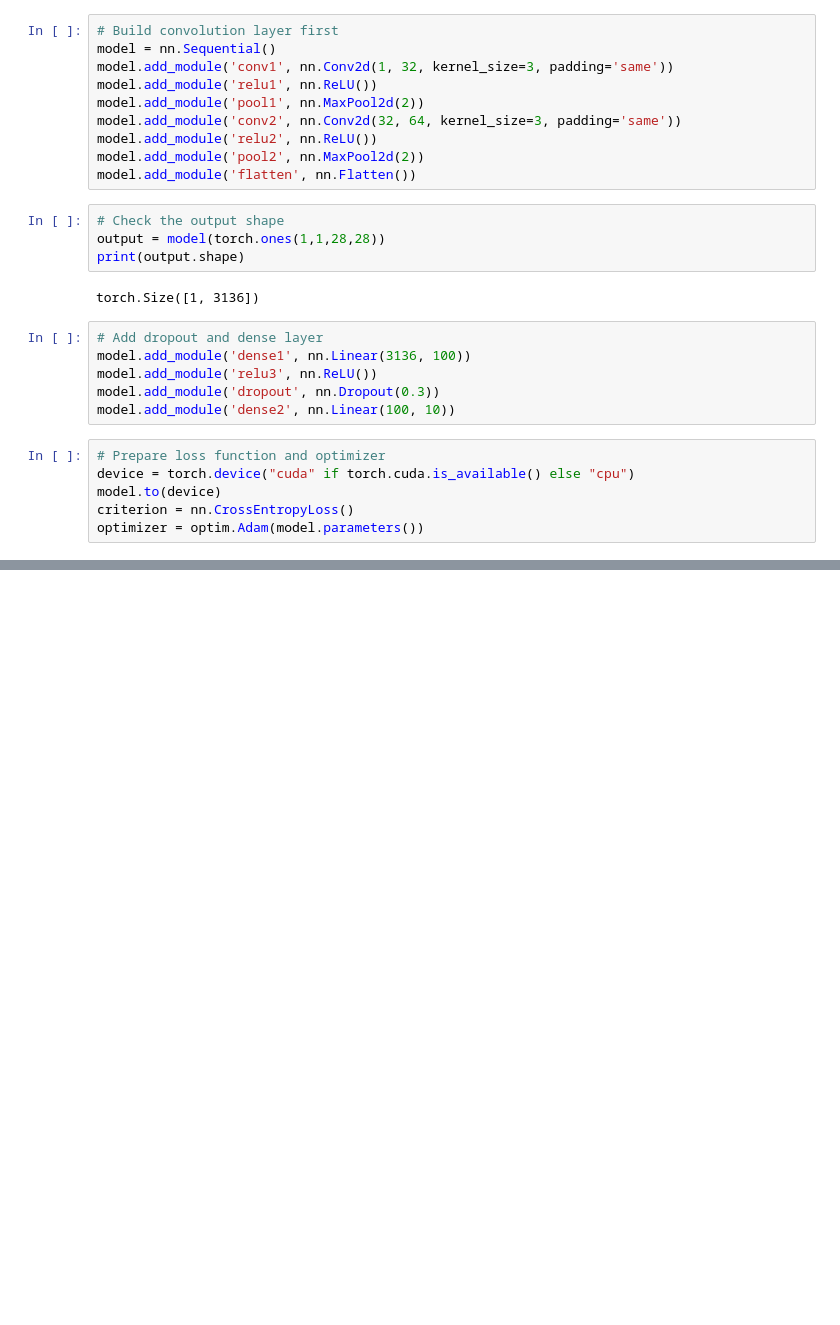
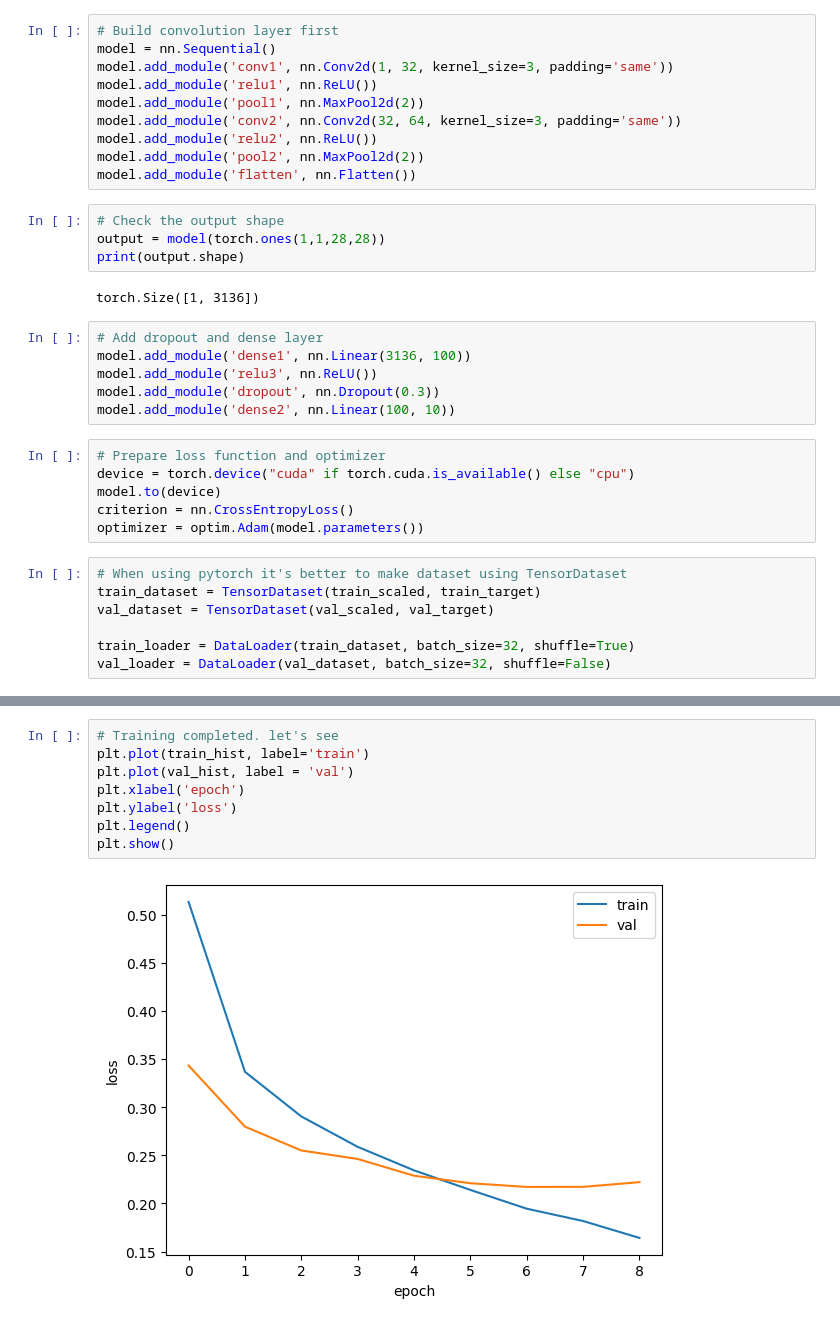
Before and after one commit to Junha9/AI, a Jupyter notebook: Self_Learning_ML_DL/Chapter_08_2_pytorch.ipynb, the cells around one changed output, grey strips where cells are left out. Saved outputs shown, nothing was run; the diff lists cells and outputs as text; blank space fills up the shorter version.

Commit message:
complete chapter 08-2 pytorch - train, evaluate and test CNN model using pytorch

```diff
--- a/Self_Learning_ML_DL/Chapter_08_2_pytorch.ipynb
+++ b/Self_Learning_ML_DL/Chapter_08_2_pytorch.ipynb
@@ -46,3 +47,10 @@ device = torch.device("cuda" if torch.cuda.is_available() else "cpu")
 model.to(device)
 criterion = nn.CrossEntropyLoss()
 optimizer = optim.Adam(model.parameters())
+# %%
+# When using pytorch it's better to make dataset using TensorDataset
+train_dataset = TensorDataset(train_scaled, train_target)
+val_dataset = TensorDataset(val_scaled, val_target)
+
+train_loader = DataLoader(train_dataset, batch_size=32, shuffle=True)
+val_loader = DataLoader(val_dataset, batch_size=32, shuffle=False)
@@ -48,0 +112,10 @@ optimizer = optim.Adam(model.parameters())
+# %%
+# Training completed. let's see
+plt.plot(train_hist, label='train')
+plt.plot(val_hist, label = 'val')
+plt.xlabel('epoch')
+plt.ylabel('loss')
+plt.legend()
+plt.show()
+# %% [output]
+[figure, added]
```
Also changed, not shown: parts of 5 cells of this notebook.
